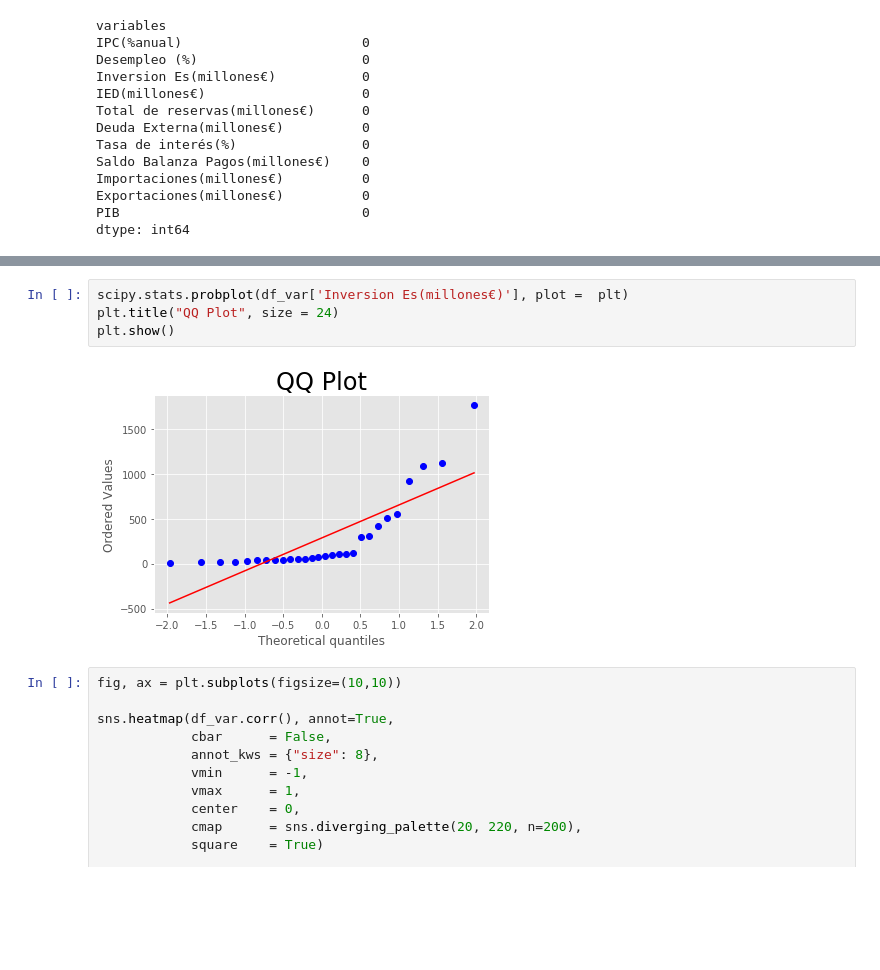
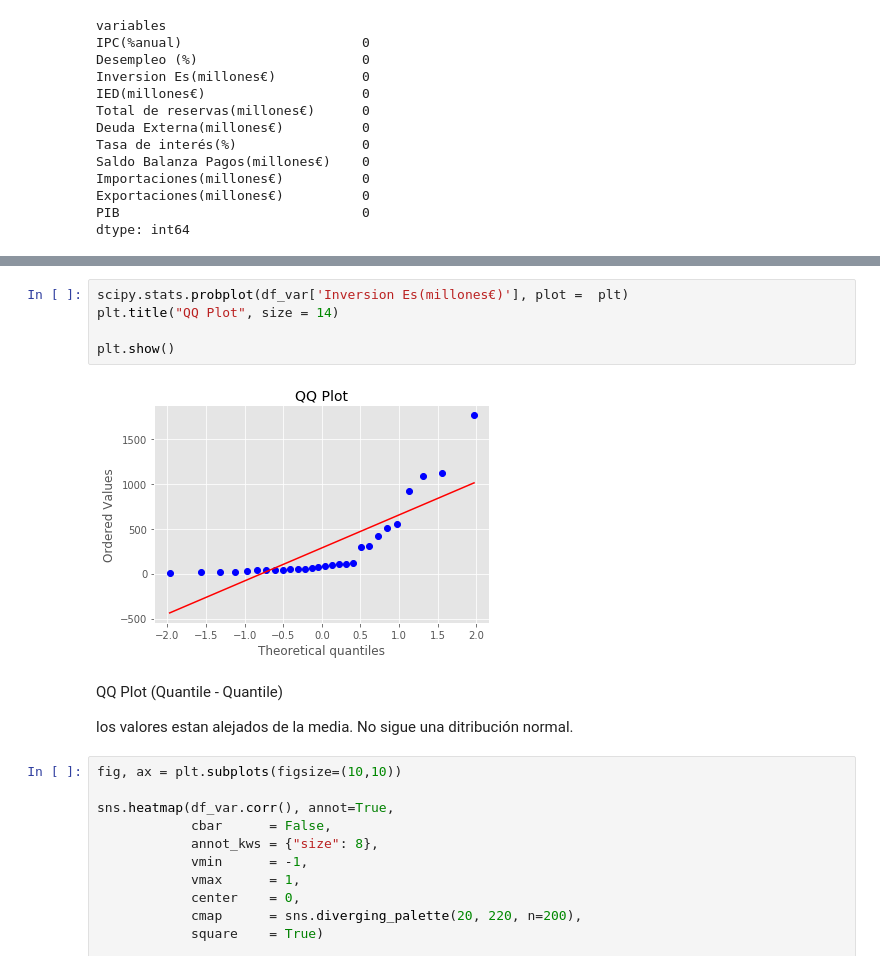
Before and after one commit to Afri-cola/Kschool-TFM, a Jupyter notebook: Variables_economicas.ipynb, the cells around one changed output, grey strips where cells are left out. Cells and saved outputs as stored; diff of their text form; blank space fills up the shorter version.

```diff
--- a/Variables_economicas.ipynb
+++ b/Variables_economicas.ipynb
@@ -106,10 +106,15 @@ Text(0.5, 1.0, 'Evolución variables economicas')
 [figure]
 # %%
 scipy.stats.probplot(df_var['Inversion Es(millones€)'], plot =  plt)
-plt.title("QQ Plot", size = 24)
+plt.title("QQ Plot", size = 14)
+
 plt.show()
 # %% [output]
-[figure, old version]
+[figure, new version]
+# %% [markdown]
+QQ Plot (Quantile - Quantile)
+
+los valores estan alejados de la media. No sigue una ditribución normal.
 # %%
 fig, ax = plt.subplots(figsize=(10,10))
 
```
Also changed, not shown: parts of 1 cell of this notebook.
